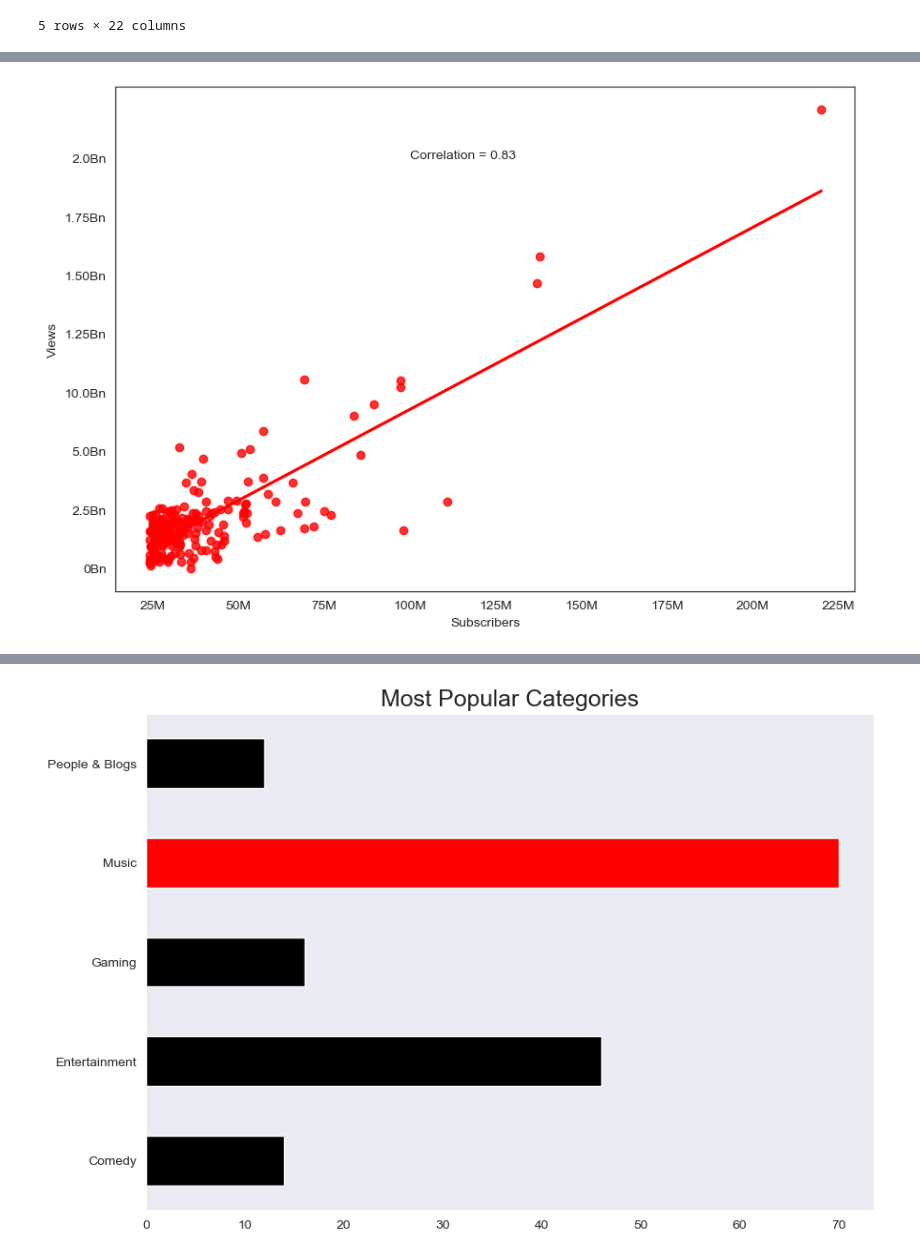
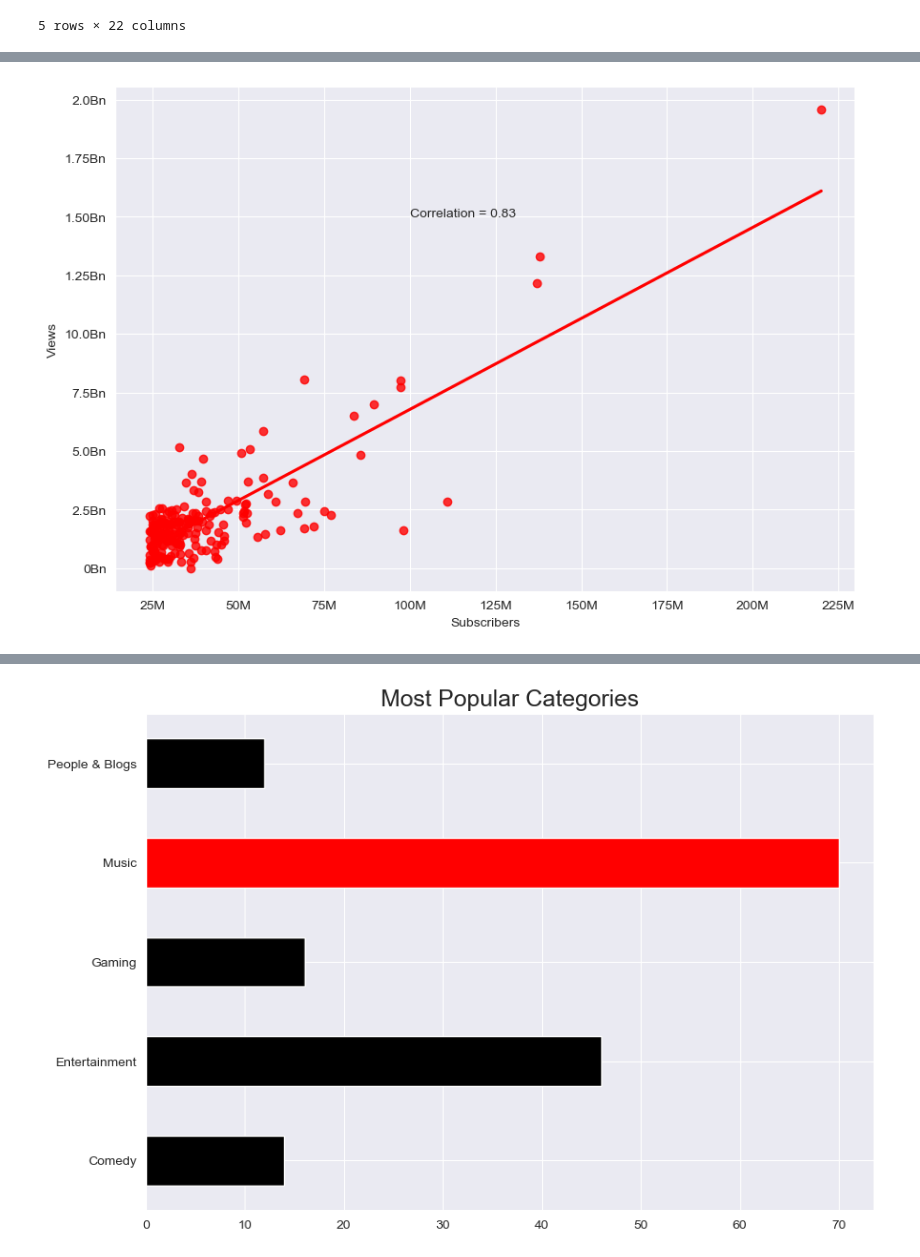
Before and after one commit to awojidetola/Youtube-Analysis, a Jupyter notebook: Exploratory Analysis.ipynb, the cells around one changed output, grey strips where cells are left out. Cells and saved outputs as stored; diff of their text form; code cells hidden in the pictures.

```diff
--- a/Exploratory Analysis.ipynb
+++ b/Exploratory Analysis.ipynb
@@ -3,6 +5,11 @@ import pandas as pd
 import numpy as np
 import seaborn as sns
 import matplotlib.pyplot as plt
+import seaborn as sns
+sns.set_style("darkgrid")
+
+import warnings
+warnings.filterwarnings("ignore")
 # %%
 data = pd.read_csv("top_200_youtubers.csv")
 # %%
@@ -86,9 +55,8 @@ ax = sns.barplot("size", y="total_bill", data=tips, palette="Blues_d")
 # %%
-fig = plt.figure(figsize =(10, 7), dpi=100)
-sns.set_style("dark")
-subscribers = data.groupby('Channel Name')['followers'].sum().nlargest(5).sort_index().plot.bar(color='#ff0000')
+plt.figure(figsize =(10, 7), dpi=100)
+subscribers.plot.bar(color='#ff0000')
 plt.yticks([0.00e+08,0.50e+08,1.00e+08,1.50e+08,2.00e+08],labels = ['0M','50M','100M','150M','200M'],rotation=90)
-plt.xlabel('')
+plt.xlabel("")
 plt.title("Most Subscribed Channels", fontsize=18)
 plt.show()
 # %% [output]
@@ -102,20 +66,17 @@ data.groupby('Channel Name')['followers'].sum().sort_values(ascending=False).ind
 # %%
-#Relationship between number of followers and number of views
-import seaborn as sns
-sns.set_style("white")
 fig = plt.figure(figsize =(10, 7), dpi=100)
-#plt.scatter(data.followers, data.Views,color='#FF0000')
 sns.regplot(data.followers,data.Views,color='#FF0000', ci=None)
 correlation = data.followers.corr(data.Views)
 
-plt.yticks([0.00e+00, 2.50e+10, 5.00e+10, 7.50e+10, 1.00e+11, 1.25e+11,
-  1.50e+11, 1.75e+11, 2.00e+11], labels = ['0Bn','2.5Bn','5.0Bn','10.0Bn','1.25Bn','1.50Bn','1.75Bn','2.0Bn'] )
+plt.yticks([0.00e+11, 2.50e+10, 5.00e+10, 7.50e+10, 1.00e+11, 1.25e+11,
+  1.50e+11, 1.75e+11, 2.00e+11], labels = ['0Bn','2.5Bn','5.0Bn','7.5Bn','10.0Bn','1.25Bn','1.50Bn','1.75Bn','2.0Bn'] )
 
 plt.xticks([2.50e+07, 5.00e+07, 7.50e+07, 1.00e+08, 1.25e+08, 1.50e+08,
        1.75e+08, 2.00e+08, 2.25e+08], labels = ['25M', '50M', '75M', '100M', '125M', '150M','175M','200M','225M'])
+
 plt.xlabel("Subscribers")
 plt.ylabel("Views")
-plt.text(1.00e+8,1.75e+11, 'Correlation = {:.2f}'.format(correlation) )
+plt.text(1.00e+8,1.5e+11, 'Correlation = {:.2f}'.format(correlation) )
 plt.show()
 # %% [output]
-[figure, old version]
+[figure, new version]
```
Also changed, not shown: parts of 28 cells of this notebook, 2 other files.
